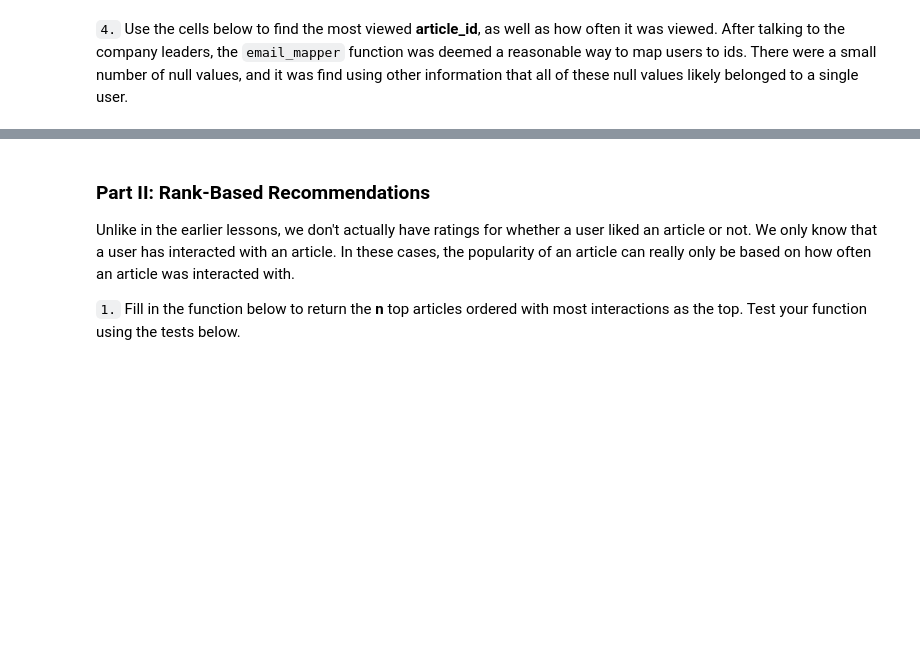
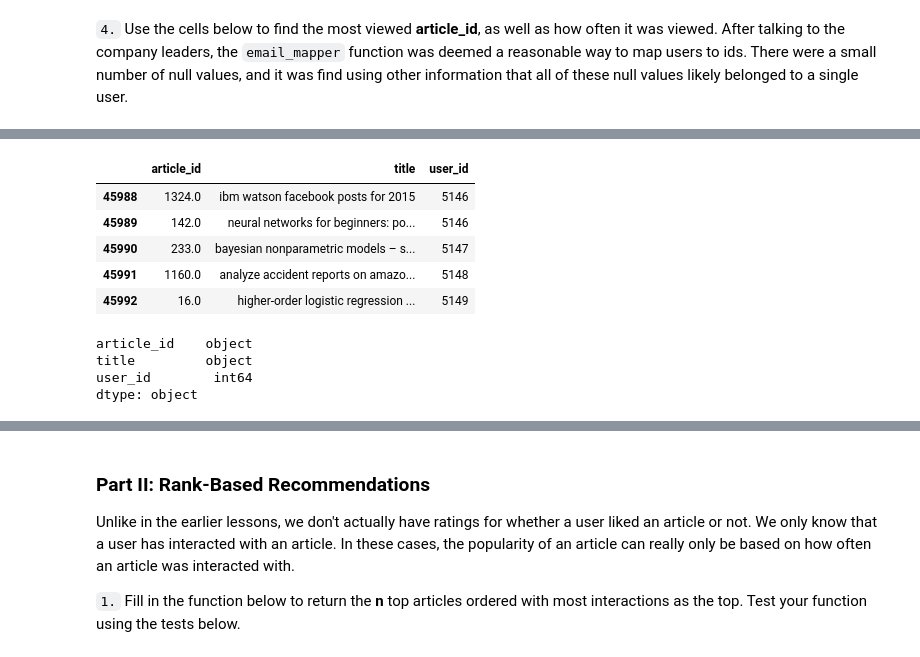
Before and after one commit to sunnykan/ibm-recommendations, a Jupyter notebook: scratch/notebooks/Recommendations_with_IBM.ipynb, the cells around one changed output, grey strips where cells are left out. Drawn from its saved outputs; the diff is of its cells as text; code cells hidden in the pictures; blank space fills up the shorter version.

```diff
--- a/scratch/notebooks/Recommendations_with_IBM.ipynb
+++ b/scratch/notebooks/Recommendations_with_IBM.ipynb
@@ -56,4 +56,6 @@ df.article_id.sort_values()
 27402    1444.0
 30249    1444.0
 Name: article_id, Length: 45993, dtype: float64
+# %%
+df["article_id"] = df.article_id.astype('str')
 # %%
@@ -233,0 +290,8 @@ max_views = # The most viewed article in the dataset was viewed how many times?
+# %%
+def email_mapper():
+    df_copy = df.copy()
+    email_info = df_copy.email.unique()
+    email_user_id_dict = dict(zip(email_info, range(1, len(email_info) + 1)))
+    df_copy["user_id"] = df_copy.email.apply(lambda x: email_user_id_dict[x])
+    df_copy.drop(["email"], inplace=True, axis=1)
+    return df_copy
@@ -234,3 +309,19 @@ max_views = # The most viewed article in the dataset was viewed how many times?
+# %%
+df.tail()
+# %% [output]
+|  | article_id | title | user_id |
+| 45988 | 1324.0 | ibm watson facebook posts for 2015 | 5146 |
+| 45989 | 142.0 | neural networks for beginners: po... | 5146 |
+| 45990 | 233.0 | bayesian nonparametric models – s... | 5147 |
+| 45991 | 1160.0 | analyze accident reports on amazo... | 5148 |
+| 45992 | 16.0 | higher-order logistic regression ... | 5149 |
+# %%
+df.dtypes
+# %% [output]
+article_id    object
+title         object
+user_id        int64
+dtype: object
 # %%
 ## No need to change the code here - this will be helpful for later parts of the notebook
 # Run this cell to map the user email to a user_id column and remove the email column
```
Also changed, not shown: parts of 49 cells of this notebook.
